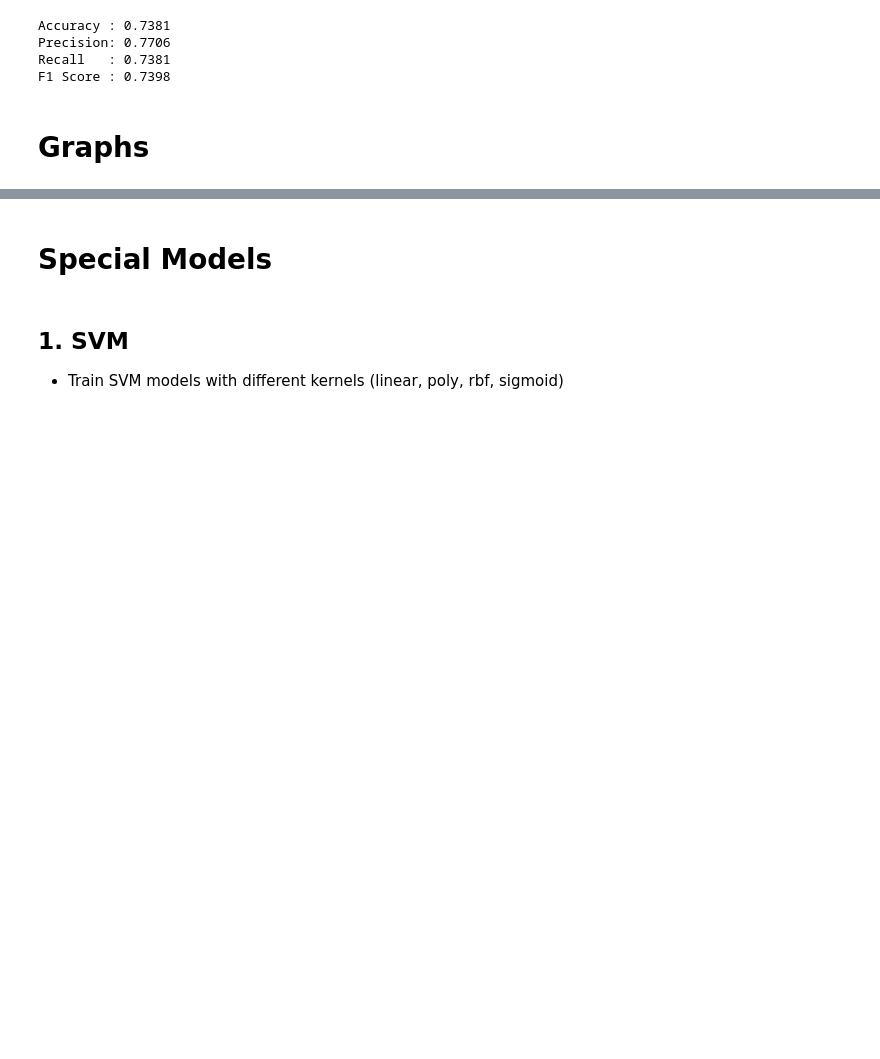
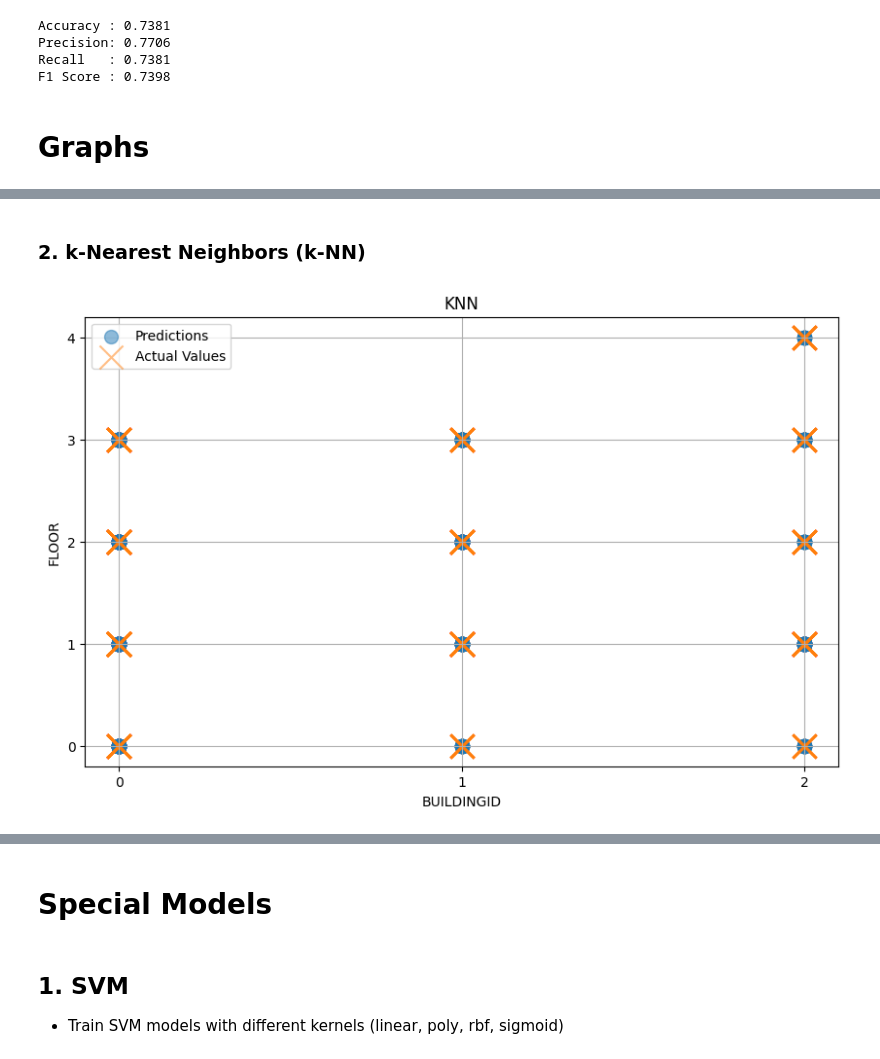
Before and after one commit to isurushanaka/ICARC2025-Tutorial, a Jupyter notebook: Tutorial.ipynb, the cells around one changed output, grey strips where cells are left out. Cells and saved outputs as stored; diff of their text form; code cells hidden in the pictures; blank space fills up the shorter version.

```diff
--- a/Tutorial.ipynb
+++ b/Tutorial.ipynb
@@ -415,0 +452,6 @@ AttributeError: 'numpy.ndarray' object has no attribute 'type'
+# %% [markdown]
+### 2. k-Nearest Neighbors (k-NN)
+# %%
+plot_results(y_test, KNN.predict(X_test), plot_label="KNN")
+# %% [output]
+[figure, added]
```
Also changed, not shown: parts of 20 cells of this notebook.
